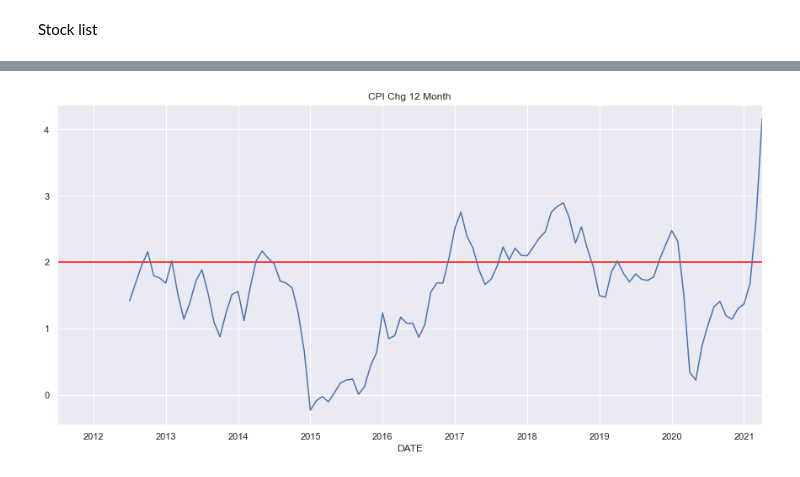
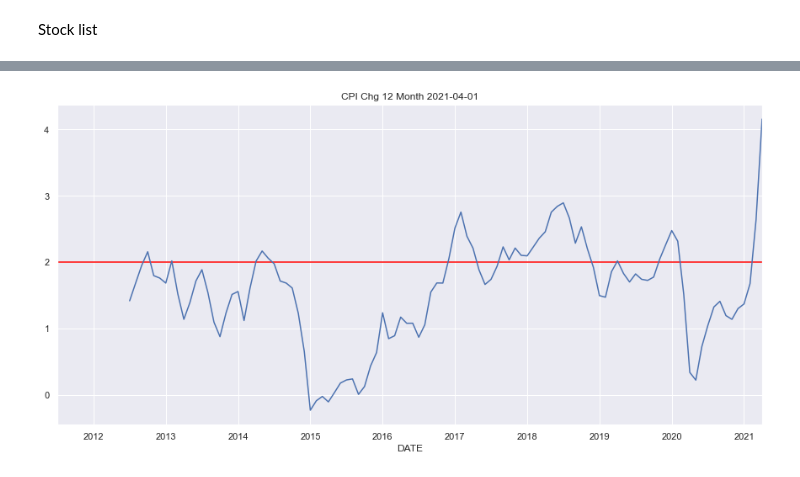
Before and after one commit to YuyuLin1003/stock_analysis, a Jupyter notebook: stock.ipynb, the cells around one changed output, grey strips where cells are left out. Cells and saved outputs as stored; diff of their text form; code cells hidden in the pictures.

```diff
--- a/stock.ipynb
+++ b/stock.ipynb
@@ -326,13 +331,14 @@ plotMarkitData()
 # %%
 cpistart = cpiend - datetime.timedelta(3650)
 cpi = web.DataReader('CPIAUCSL', 'fred', cpistart, end)
-cpi12=[None]*12
-cpilist=cpi['CPIAUCSL']
-for i in range(12,len(cpi)):
-    chg=(cpi.iloc[i]['CPIAUCSL']-cpi.iloc[i-12]['CPIAUCSL'])*100/cpi.iloc[i-12]['CPIAUCSL']
+cpi12 = [None]*12
+cpilist = cpi['CPIAUCSL']
+for i in range(12, len(cpi)):
+    chg = (cpi.iloc[i]['CPIAUCSL']-cpi.iloc[i-12]
+           ['CPIAUCSL'])*100/cpi.iloc[i-12]['CPIAUCSL']
     cpi12.append(chg)
-cpi['Chg12']=cpi12
-cpi['Chg12'].plot(figsize=(15, 7),title='CPI Chg 12 Month')
-plt.hlines(2,cpi.index[0],cpi.index[-1],colors='red')
-cpi.index[0]
+cpi['Chg12'] = cpi12
+cpi['Chg12'].plot(figsize=(15, 7), title='CPI Chg 12 Month ' +
+                  str(cpi.index[-1])[0:10])
+plt.hlines(2, cpi.index[0], cpi.index[-1], colors='red')
 # %% [output]
@@ -340,2 +346,2 @@ Timestamp('2011-07-01 00:00:00')
-[figure, old version]
+[figure, new version]
 # %%
```
Also changed, not shown: parts of 7 cells of this notebook.
